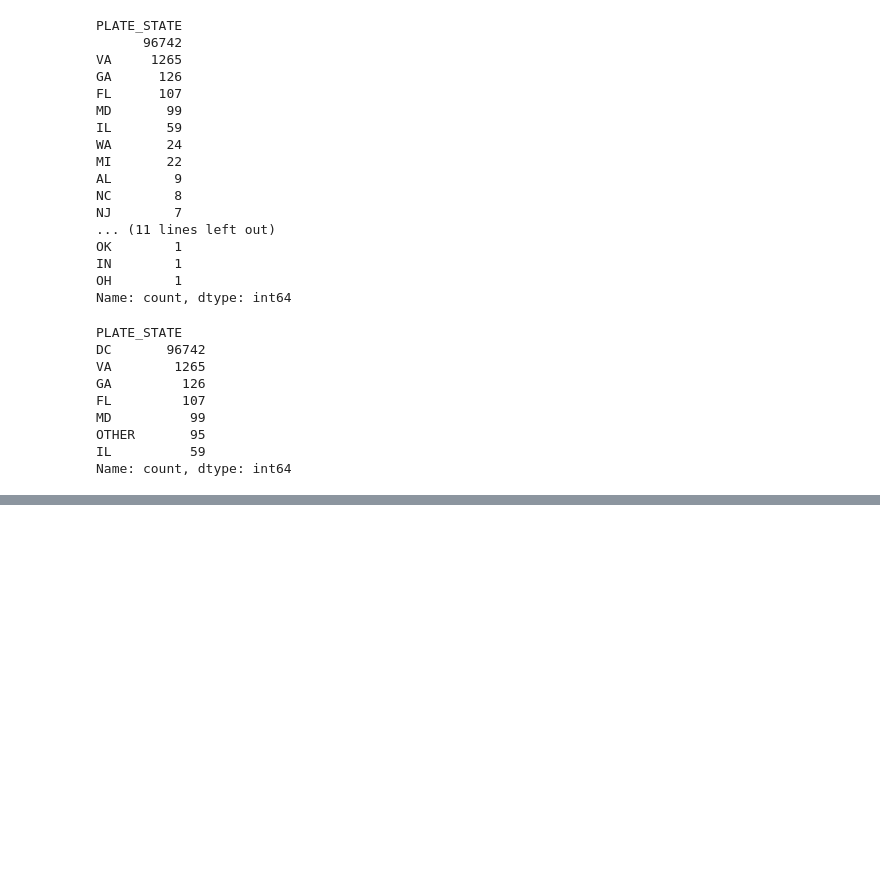
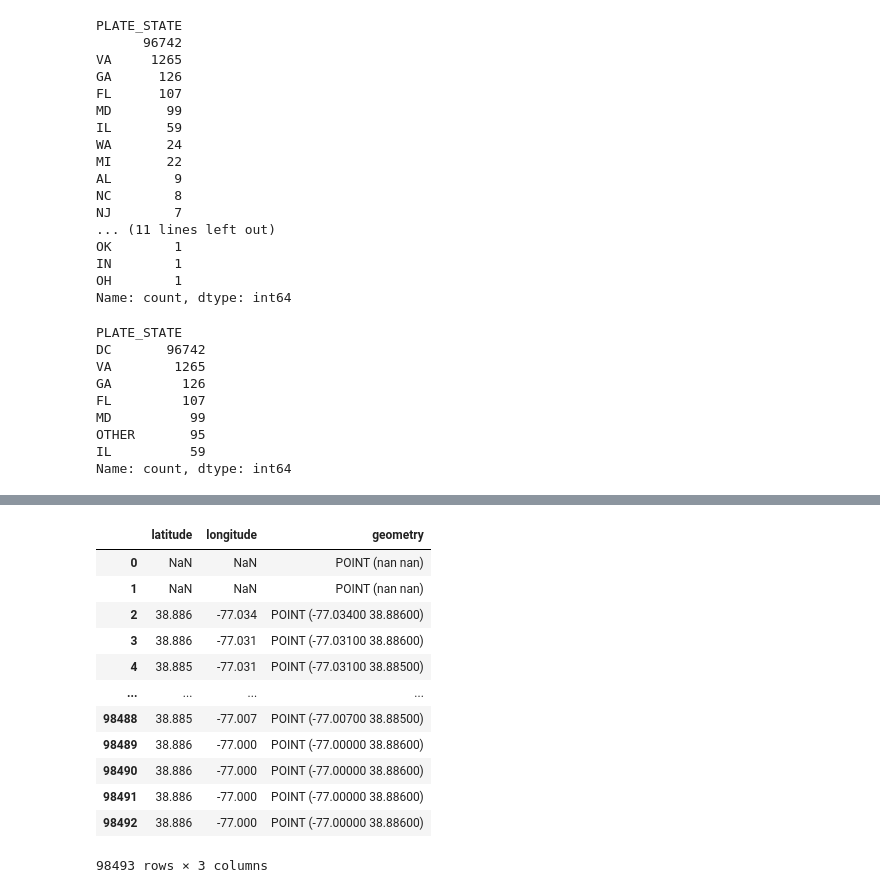
Before and after one commit to kevinzhouhogwarts/project_4_air_quality_machine_learning, a Jupyter notebook: data_preparation.ipynb, the cells around one changed output, grey strips where cells are left out. Cells and saved outputs as stored; diff of their text form; code cells hidden in the pictures; blank space fills up the shorter version.

Commit message:
Added neighborhood column

```diff
--- a/data_preparation.ipynb
+++ b/data_preparation.ipynb
@@ -1,8 +1,10 @@
 # %%
 import pandas as pd
+import geopandas as gpd
+from shapely.geometry import Point
 from pathlib import Path
 
 # Set the option to display all columns
-pd.set_option('display.max_columns', None)
+# pd.set_option('display.max_columns', None)
 # %% [markdown]
 # Table of Contents
@@ -293,0 +331,25 @@ Name: count, dtype: int64
+# %%
+# Load latitude longitude from dataset
+data = pd.DataFrame({
+    'latitude': new_df["LATITUDE"],
+    'longitude': new_df["LONGITUDE"]
+})
+
+# Convert latitude and longitude to GeoDataFrame
+geometry = [Point(xy) for xy in zip(data['longitude'], data['latitude'])]
+geo_df = gpd.GeoDataFrame(data, geometry=geometry, crs="EPSG:4326")
+geo_df
+# %% [output]
+|  | latitude | longitude | geometry |
+| 0 | NaN | NaN | POINT (nan nan) |
+| 1 | NaN | NaN | POINT (nan nan) |
+| 2 | 38.886 | -77.034 | POINT (-77.03400 38.88600) |
+| 3 | 38.886 | -77.031 | POINT (-77.03100 38.88600) |
+| 4 | 38.885 | -77.031 | POINT (-77.03100 38.88500) |
+| ... | ... | ... | ... |
+| 98488 | 38.885 | -77.007 | POINT (-77.00700 38.88500) |
+| 98489 | 38.886 | -77.000 | POINT (-77.00000 38.88600) |
+| 98490 | 38.886 | -77.000 | POINT (-77.00000 38.88600) |
+| 98491 | 38.886 | -77.000 | POINT (-77.00000 38.88600) |
+| 98492 | 38.886 | -77.000 | POINT (-77.00000 38.88600) |
+98493 rows × 3 columns
```
Also changed, not shown: parts of 7 cells of this notebook, 2 other files.
